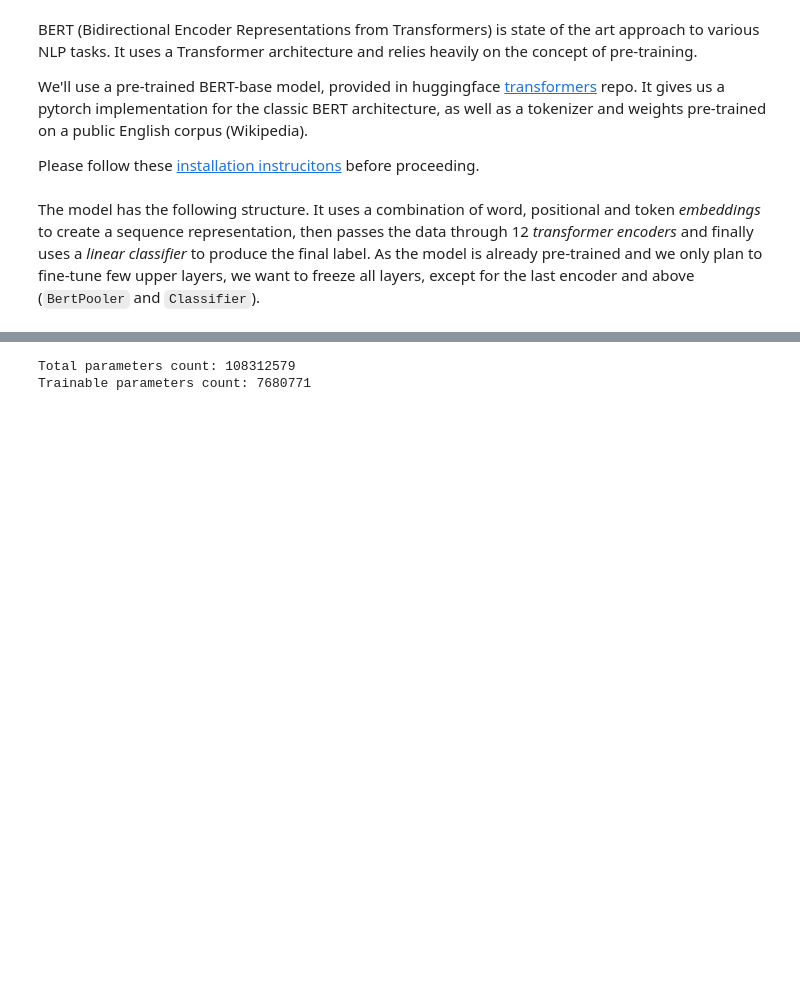
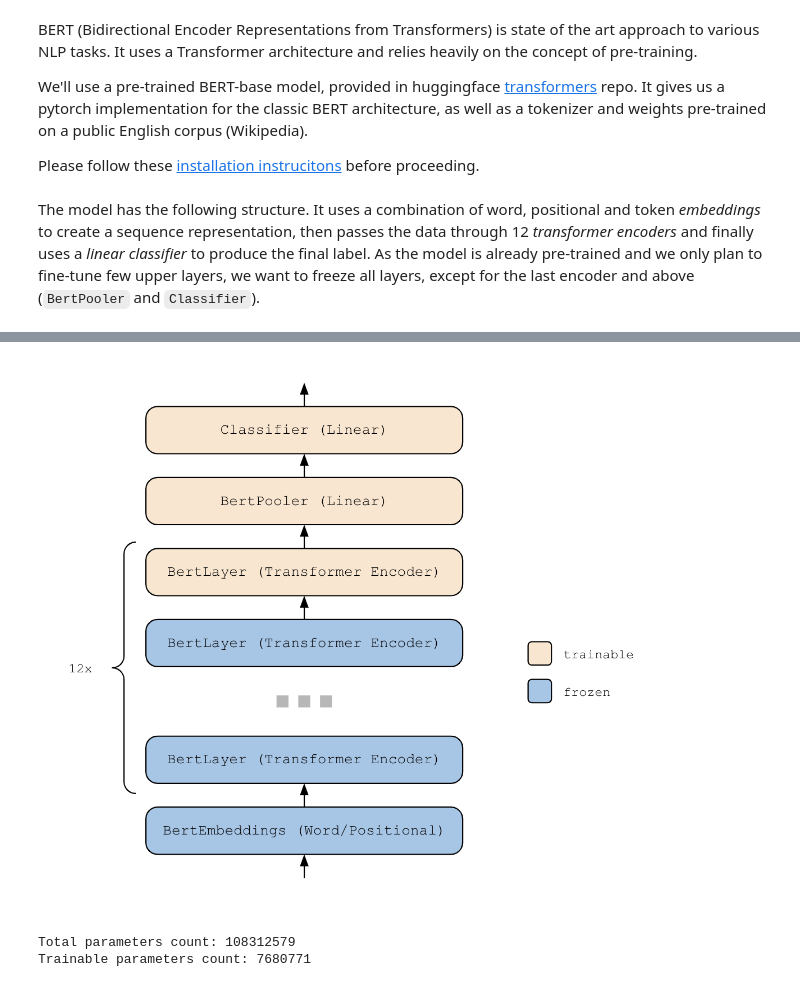
Before and after one commit to pytorch/opacus, a Jupyter notebook: tutorials/building_text_classifier.ipynb, the cells around one changed output, grey strips where cells are left out. Saved outputs shown, nothing was run; the diff lists cells and outputs as text; code cells hidden in the pictures; blank space fills up the shorter version.

```diff
--- a/tutorials/building_text_classifier.ipynb
+++ b/tutorials/building_text_classifier.ipynb
@@ -103,3 +101,8 @@ As the model is already pre-trained and we only plan to fine-tune few upper laye
+# %%
+from IPython.display import Image
+Image(filename='img/BERT.png')
+# %% [output]
+[figure, added]
 # %%
 trainable_layers = [model.bert.encoder.layer[-1], model.bert.pooler, model.classifier]
 total_params = 0
```
Also changed, not shown: parts of 1 cell of this notebook.
